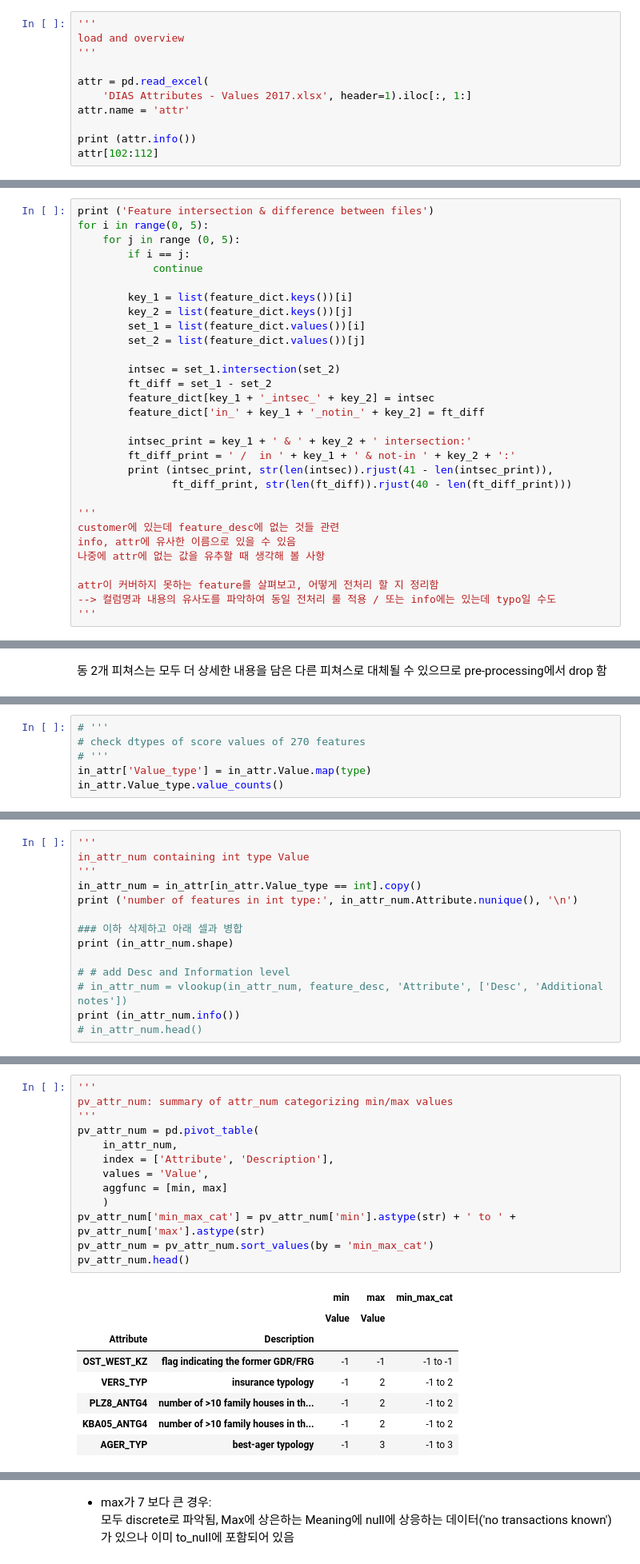
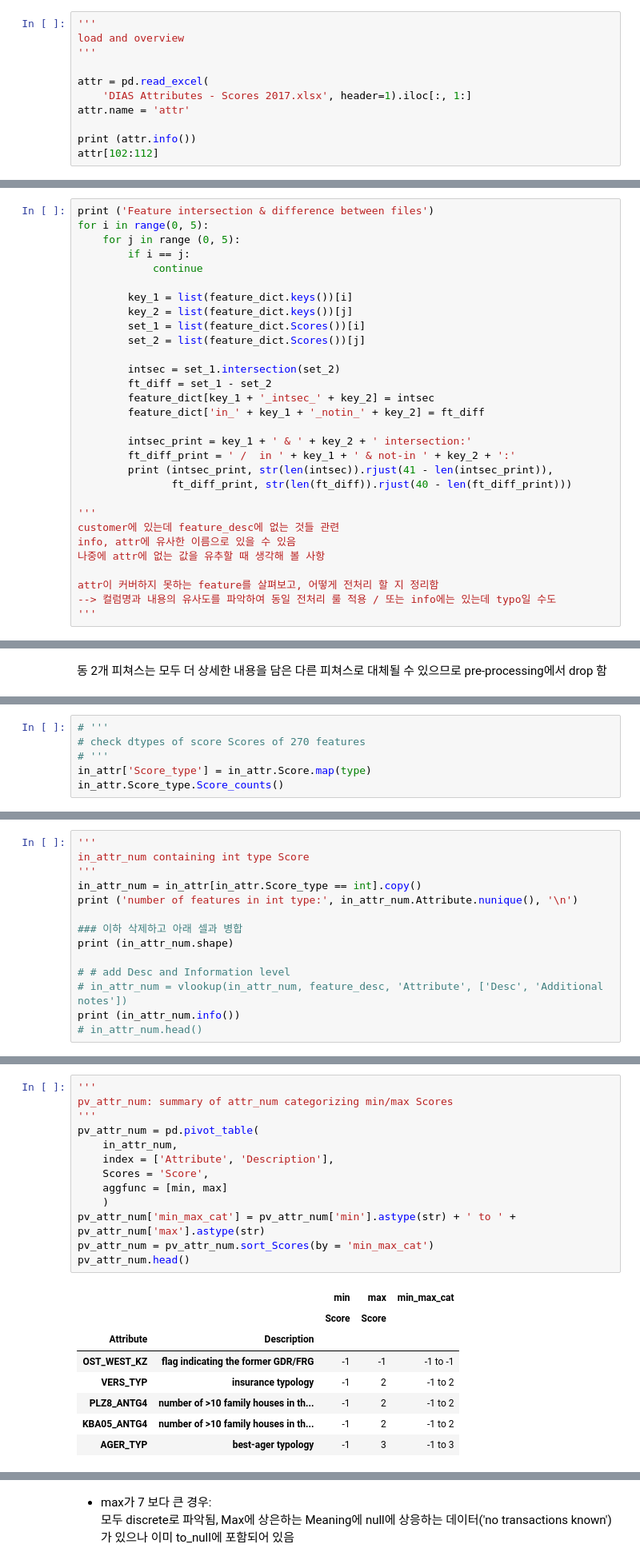
Before and after one commit to jaeyoun-chang/u_city_capstone, a Jupyter notebook: Arvato Project Workbook_230528.ipynb, the cells around one changed output, grey strips where cells are left out. Shown at 80% size. Drawn from its saved outputs; the diff is of its cells as text.

```diff
--- a/Arvato Project Workbook_230528.ipynb
+++ b/Arvato Project Workbook_230528.ipynb
@@ -282,7 +282,7 @@ load and overview
 '''
 
 attr = pd.read_excel(
-    'DIAS Attributes - Values 2017.xlsx', header=1).iloc[:, 1:]
+    'DIAS Attributes - Scores 2017.xlsx', header=1).iloc[:, 1:]
 attr.name = 'attr'
 
 print (attr.info())
@@ -485,8 +485,8 @@ for i in range(0, 5):
 
         key_1 = list(feature_dict.keys())[i]
         key_2 = list(feature_dict.keys())[j]
-        set_1 = list(feature_dict.values())[i]
-        set_2 = list(feature_dict.values())[j]
+        set_1 = list(feature_dict.Scores())[i]
+        set_2 = list(feature_dict.Scores())[j]
 
         intsec = set_1.intersection(set_2)
         ft_diff = set_1 - set_2
@@ -695,9 +695,9 @@ in_attr = in_attr[(in_attr.Attribute != 'LP_FAMILIE_GROB')
 # %%
 # '''
-# check dtypes of score values of 270 features
+# check dtypes of score Scores of 270 features
 # '''
-in_attr['Value_type'] = in_attr.Value.map(type)
-in_attr.Value_type.value_counts()
+in_attr['Score_type'] = in_attr.Score.map(type)
+in_attr.Score_type.Score_counts()
 # %% [output]
 <class 'int'>    1753
 <class 'str'>     142
@@ -709,8 +709,8 @@ categorize 262 features in int type by their min/max values
 # %%
 '''
-in_attr_num containing int type Value
+in_attr_num containing int type Score
 '''
-in_attr_num = in_attr[in_attr.Value_type == int].copy()
+in_attr_num = in_attr[in_attr.Score_type == int].copy()
 print ('number of features in int type:', in_attr_num.Attribute.nunique(), '\n')
 
 ### 이하 삭제하고 아래 셀과 병합
@@ -739,20 +739,20 @@ memory usage: 82.2+ KB
 None
 # %%
 '''
-pv_attr_num: summary of attr_num categorizing min/max values
+pv_attr_num: summary of attr_num categorizing min/max Scores
 '''
 pv_attr_num = pd.pivot_table(
     in_attr_num,
     index = ['Attribute', 'Description'],
-    values = 'Value',
+    Scores = 'Score',
     aggfunc = [min, max]
     )
 pv_attr_num['min_max_cat'] = pv_attr_num['min'].astype(str) + ' to ' + pv_attr_num['max'].astype(str)
-pv_attr_num = pv_attr_num.sort_values(by = 'min_max_cat')
+pv_attr_num = pv_attr_num.sort_Scores(by = 'min_max_cat')
 pv_attr_num.head()
 # %% [output]
 |  |  | min | max | min_max_cat |
-|  |  | Value | Value |  |
+|  |  | Score | Score |  |
 | Attribute | Description |  |  |  |
 | OST_WEST_KZ | flag indicating the former GDR/FRG | -1 | -1 | -1 to -1 |
 | VERS_TYP | insurance typology | -1 | 2 | -1 to 2 |
```
Also changed, not shown: parts of 92 cells of this notebook, 2 other files.
